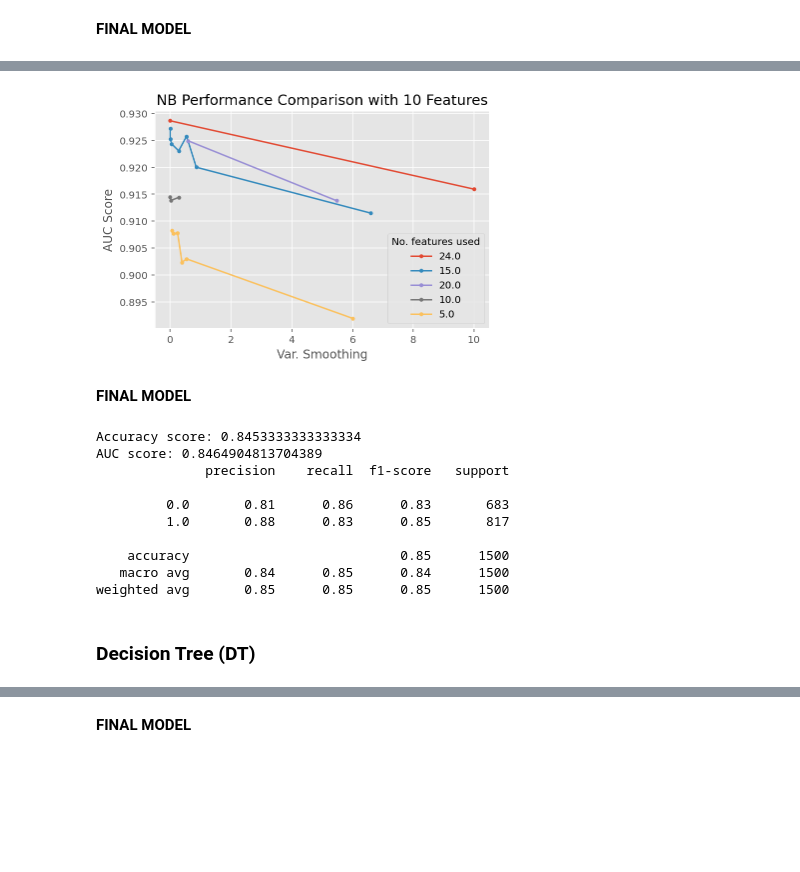
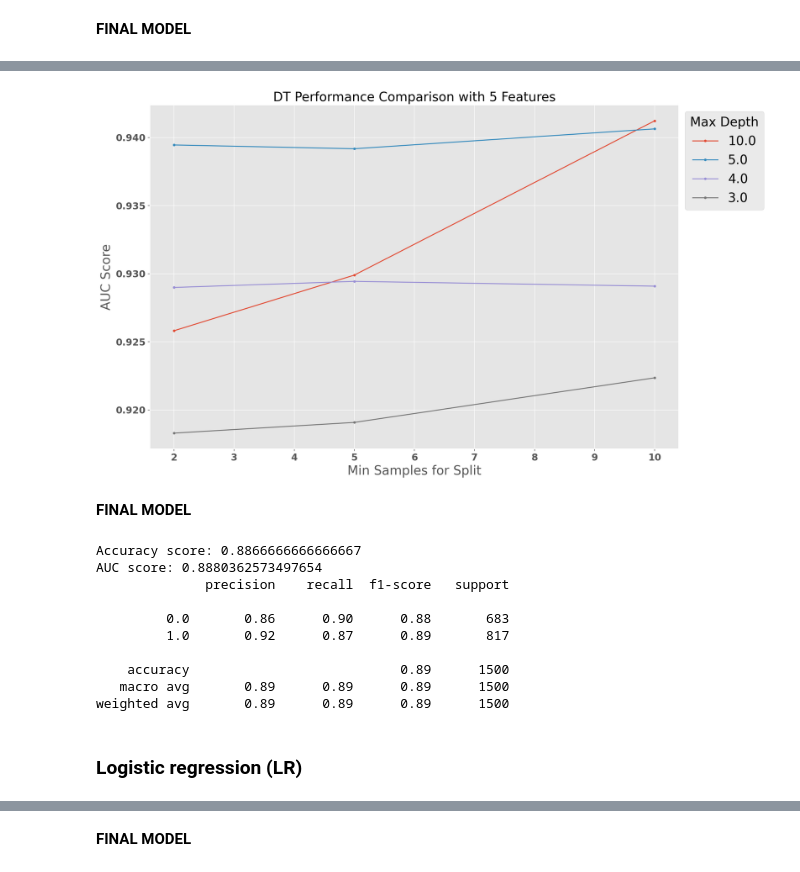
Before and after one commit to Mattjben/Passeneger-satisfaction-machine-learning, a Jupyter notebook: Phase_2_Airplane.ipynb, the cells around one changed output, grey strips where cells are left out. Cells and saved outputs as stored; diff of their text form; code cells hidden in the pictures; blank space fills up the shorter version.

```diff
--- a/Phase_2_Airplane.ipynb
+++ b/Phase_2_Airplane.ipynb
@@ -461,17 +619,17 @@ plt.show()
 # %% [markdown]
 **FINAL MODEL**
 # %%
-# Using best parameters on model and testing with Test data.
-from sklearn.metrics import classification_report, accuracy_score , roc_auc_score
-d_train_final = d_train[:, np.r_[fs_indices_rfi[0:20]]]
-d_test_final = d_test[:, np.r_[fs_indices_rfi[0:20]]]
+d_train_final = d_train[:, np.r_[fs_indices_rfi[0:gs_pipe_NB.best_params_['rfi_fs__n_features_']]]]
+d_test_final = d_test[:, np.r_[fs_indices_rfi[0:gs_pipe_NB.best_params_['rfi_fs__n_features_']]]]
+
 np.random.seed(999)
-knn_classifier = KNeighborsClassifier(n_neighbors=10, p=1)
-knn_classifier.fit(d_train_final, t_train)
-y_predict = knn_classifier.predict(d_test_final)
 
+NB_classifier = GaussianNB(var_smoothing= gs_pipe_NB.best_params_['nb__var_smoothing'])
+NB_classifier.fit(d_train_final, t_train)
+
+y_predict = NB_classifier.predict(d_test_final)
 
 print('Accuracy score:',accuracy_score(t_test,y_predict))
-print('AUC score:',roc_auc_score(t_test,y_predict))
+print('ROC-AUC score:',roc_auc_score(t_test,y_predict))
 print(classification_report(t_test,y_predict))
 # %% [output]
@@ -544,0 +684,5 @@ Best Score: 0.9286451262557698
+# %%
+
+results_DT = get_search_results(gs_pipe_DT)
+results_DT_features = results_DT[results_DT['rfi_fs__n_features_'] == gs_pipe_DT.best_params_['rfi_fs__n_features_']]
+results_DT.head()
@@ -545,44 +696,51 @@ Best Score: 0.9286451262557698
 # %%
 
+plt.figure(figsize=(15,10)) # Setting the PLot size
 
-for i in results_NB['rfi_fs__n_features_'].unique():
-
-    temp = results_NB[results_NB['rfi_fs__n_features_'] == i]
-    lists = sorted(zip(*[temp['nb__var_smoothing'], temp['mean_score']]))
+for i in results_DT_features['dt__max_depth'].unique():
+    temp = results_DT_features[results_DT_features['dt__max_depth'] == i]
+    lists = sorted(zip(*[temp['dt__min_samples_split'], temp['mean_score']]))
     new_x, new_y = list(zip(*lists))
     plt.plot(new_x, new_y, marker = '.', label = i)
-plt.legend(title = "No. features used")
-plt.xlabel('Var. Smoothing')
-plt.ylabel("AUC Score")
-plt.title("NB Performance Comparison with 10 Features")
+
+plt.legend(title = "Max Depth", fontsize = 20, title_fontsize = 20, bbox_to_anchor=[1, 1])
+plt.xlabel('Min Samples for Split', fontsize = 20)
+plt.ylabel("ROC-AUC Score", fontsize = 20)
+
+plt.xticks( weight = 'bold', fontsize = 15)
+plt.yticks( weight = 'bold', fontsize = 15)
+
+plt.title(f"DT Performance Comparison with {gs_pipe_DT.best_params_['rfi_fs__n_features_']} Features", fontsize = 20)
 plt.show()
 # %% [output]
-[figure, old version]
+[figure, new version]
 # %% [markdown]
 **FINAL MODEL**
 # %%
-from sklearn.metrics import classification_report, accuracy_score , roc_auc_score
-d_train_final = d_train[:, np.r_[fs_indices_rfi[0:24]]]
-d_test_final = d_test[:, np.r_[fs_indices_rfi[0:24]]]
+d_train_final = d_train[:, np.r_[fs_indices_rfi[0:gs_pipe_DT.best_params_['rfi_fs__n_features_']]]]
+d_test_final = d_test[:, np.r_[fs_indices_rfi[0:gs_pipe_DT.best_params_['rfi_fs__n_features_']]]]
+
 np.random.seed(999)
-NB_classifier = GaussianNB(var_smoothing= 0.10234114021054533)
-NB_classifier.fit(d_train_final, t_train)
-y_predict = NB_classifier.predict(d_test_final)
+
+DT_classifier = DecisionTreeClassifier(criterion='gini', random_state=111,max_depth=gs_pipe_DT.best_params_['dt__max_depth'],min_samples_split=gs_pipe_DT.best_params_['dt__min_samples_split'])
+DT_classifier.fit(d_train_final, t_train)
+
+y_predict = DT_classifier.predict(d_test_final)
 
 print('Accuracy score:',accuracy_score(t_test,y_predict))
-print('AUC score:',roc_auc_score(t_test,y_predict))
+print('ROC-AUC score:',roc_auc_score(t_test,y_predict))
 print(classification_report(t_test,y_predict))
 # %% [output]
-Accuracy score: 0.8453333333333334
-AUC score: 0.8464904813704389
+Accuracy score: 0.8866666666666667
+AUC score: 0.8880362573497654
               precision    recall  f1-score   support
 
-         0.0       0.81      0.86      0.83       683
-         1.0       0.88      0.83      0.85       817
+         0.0       0.86      0.90      0.88       683
+         1.0       0.92      0.87      0.89       817
 
-    accuracy                           0.85      1500
-   macro avg       0.84      0.85      0.84      1500
-weighted avg       0.85      0.85      0.85      1500
+    accuracy                           0.89      1500
+   macro avg       0.89      0.89      0.89      1500
+weighted avg       0.89      0.89      0.89      1500
-# %% [markdown]
-### Decision Tree (DT)
+# %% [markdown]
+### Logistic regression (LR)
 # %%
```
Also changed, not shown: parts of 78 cells of this notebook, 1 other file.
